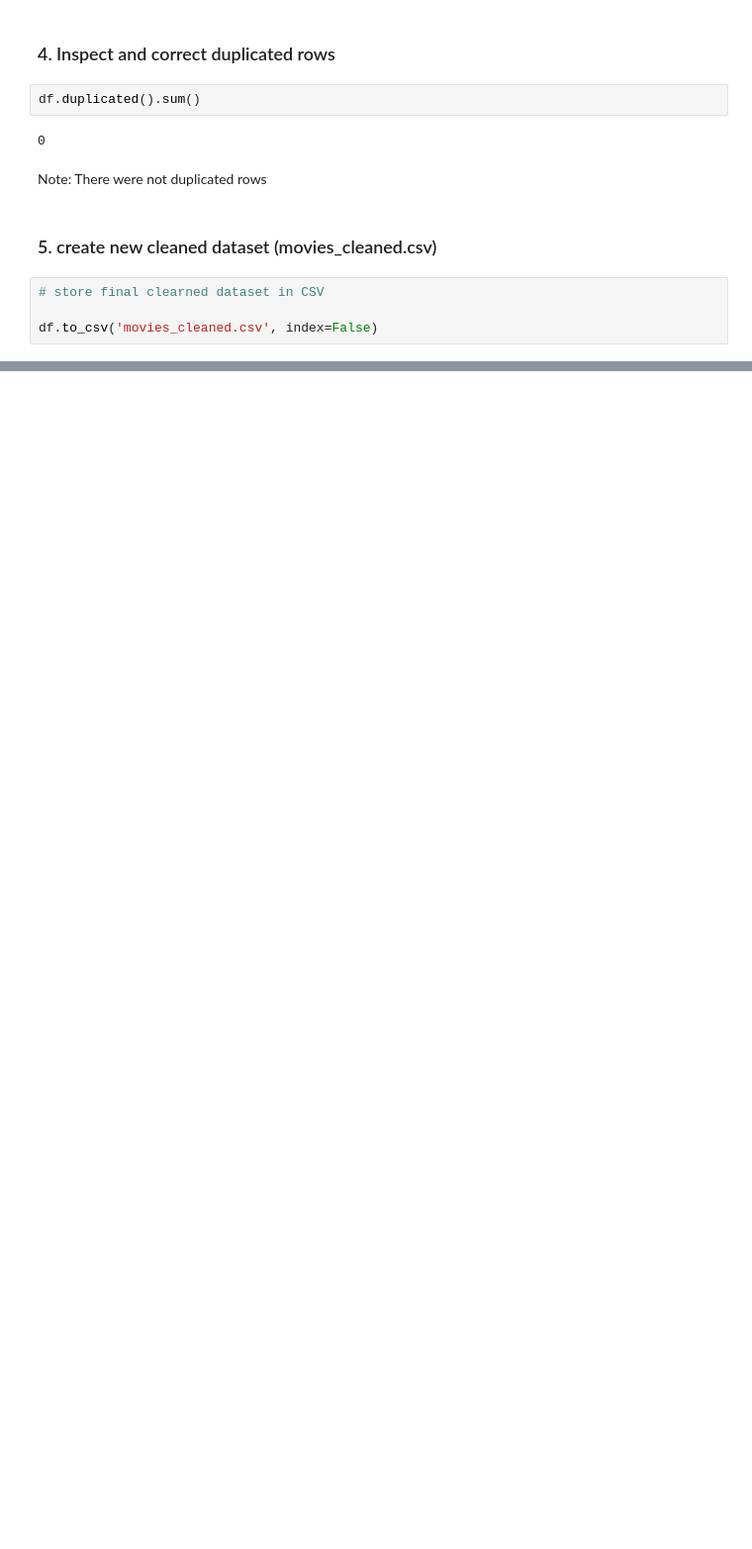
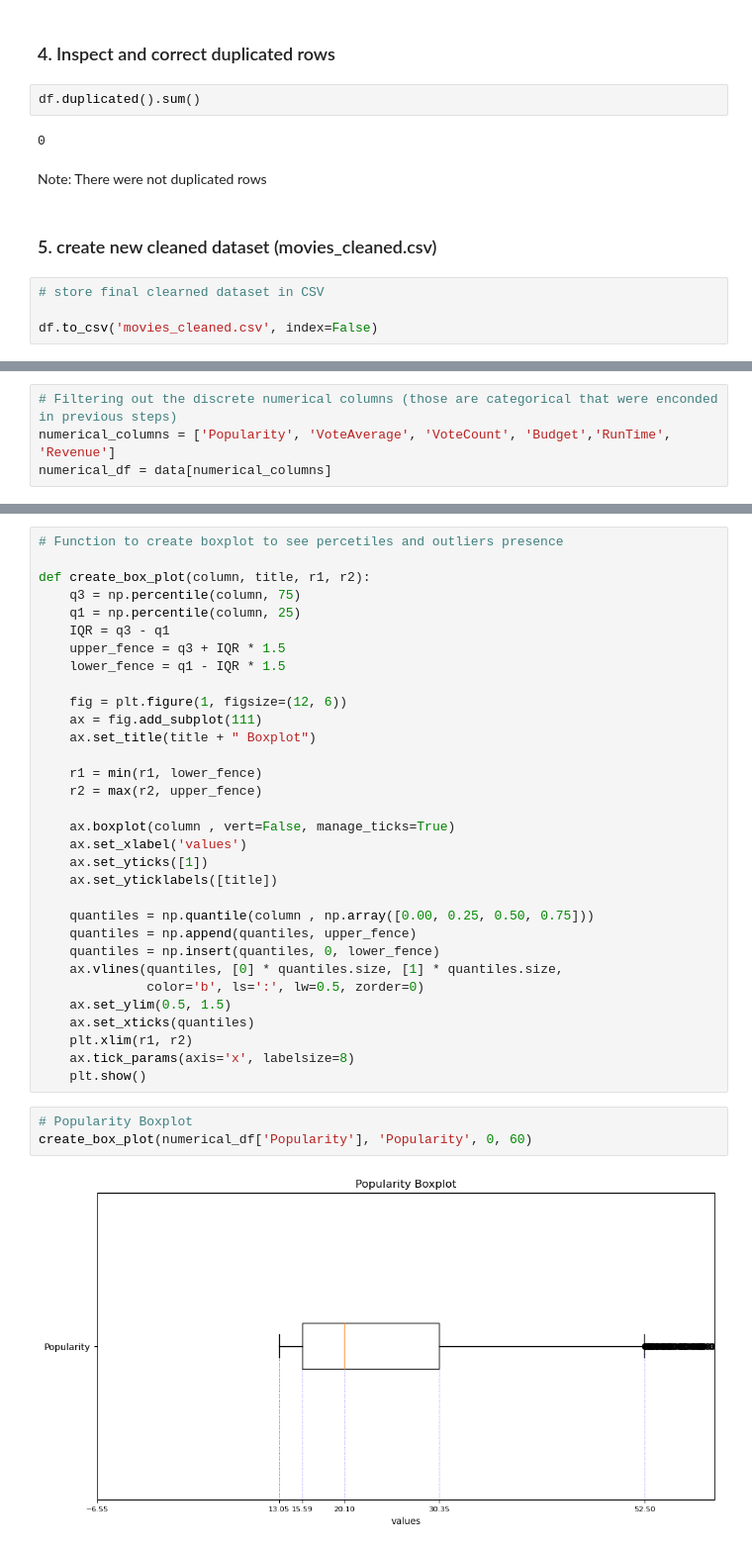
Before and after one commit to mlgomez0/advanced_python_project, a Jupyter notebook: notebooks/movies.ipynb, the cells around one changed output, grey strips where cells are left out. Shown at 99% size. Cells and saved outputs as stored; diff of their text form; blank space fills up the shorter version.

```diff
--- a/notebooks/movies.ipynb
+++ b/notebooks/movies.ipynb
@@ -724,0 +729,4 @@ Index(['Id', 'OriginalLanguage', 'OriginalTitle', 'Overview', 'Popularity',
+# %%
+# Filtering out the discrete numerical columns (those are categorical that were enconded in previous steps)
+numerical_columns = ['Popularity', 'VoteAverage', 'VoteCount', 'Budget','RunTime', 'Revenue']
+numerical_df = data[numerical_columns]
@@ -724,0 +747,37 @@ Index(['Id', 'OriginalLanguage', 'OriginalTitle', 'Overview', 'Popularity',
+# %%
+# Function to create boxplot to see percetiles and outliers presence
+
+def create_box_plot(column, title, r1, r2):
+    q3 = np.percentile(column, 75)
+    q1 = np.percentile(column, 25)
+    IQR = q3 - q1
+    upper_fence = q3 + IQR * 1.5
+    lower_fence = q1 - IQR * 1.5
+
+    fig = plt.figure(1, figsize=(12, 6))
+    ax = fig.add_subplot(111)
+    ax.set_title(title + " Boxplot")
+
+    r1 = min(r1, lower_fence)
+    r2 = max(r2, upper_fence)
+
+    ax.boxplot(column , vert=False, manage_ticks=True)
+    ax.set_xlabel('values')
+    ax.set_yticks([1])
+    ax.set_yticklabels([title])
+
+    quantiles = np.quantile(column , np.array([0.00, 0.25, 0.50, 0.75]))
+    quantiles = np.append(quantiles, upper_fence)
+    quantiles = np.insert(quantiles, 0, lower_fence)
+    ax.vlines(quantiles, [0] * quantiles.size, [1] * quantiles.size,
+              color='b', ls=':', lw=0.5, zorder=0)
+    ax.set_ylim(0.5, 1.5)
+    ax.set_xticks(quantiles)
+    plt.xlim(r1, r2)
+    ax.tick_params(axis='x', labelsize=8)
+    plt.show()
+# %%
+# Popularity Boxplot
+create_box_plot(numerical_df['Popularity'], 'Popularity', 0, 60)
+# %% [output]
+[figure, added]
```
Also changed, not shown: parts of 13 cells of this notebook, 2 other files.
